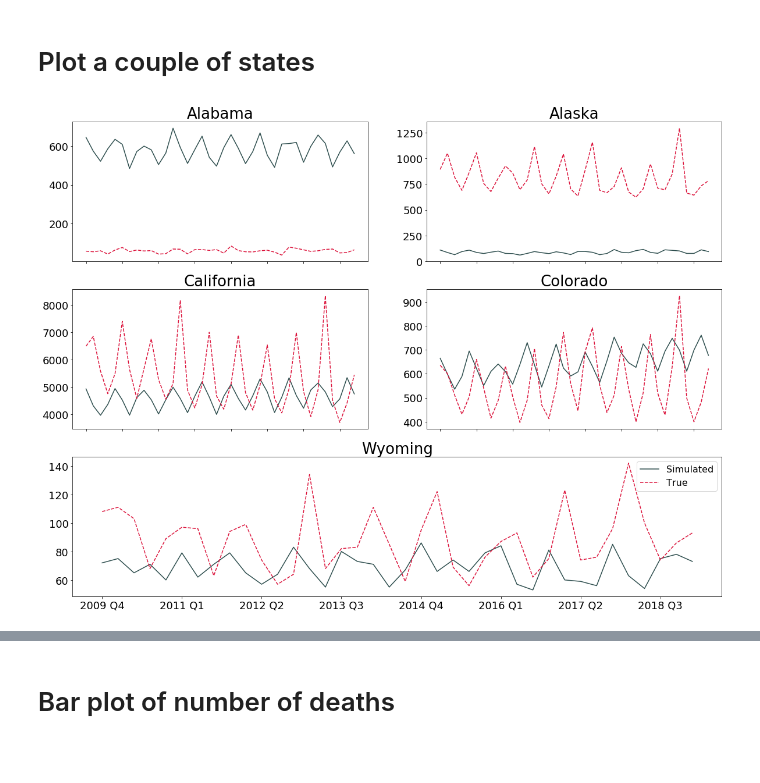
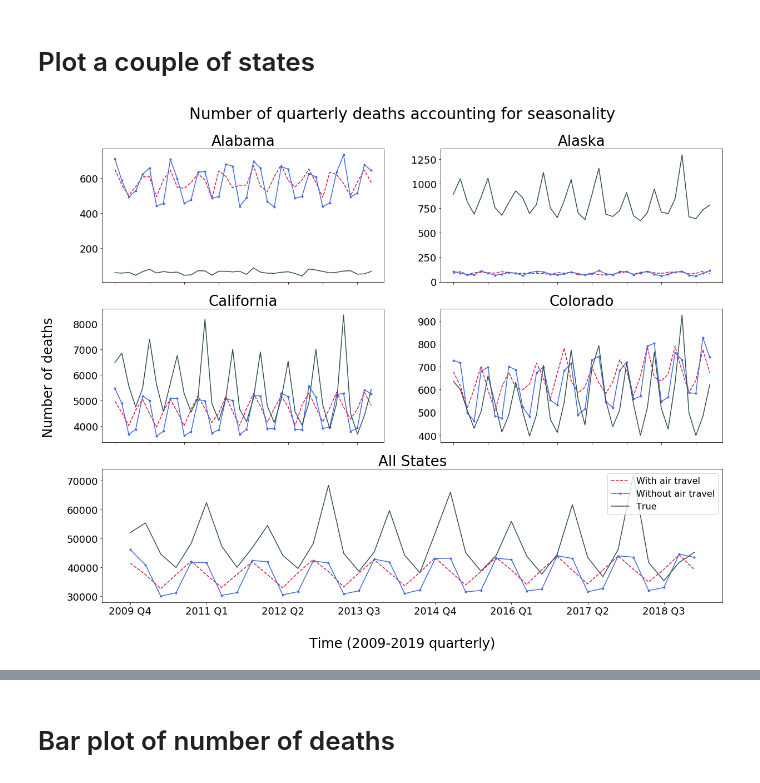
Before and after one commit to klepikhina/CSCI5352-AirTravelInfluenza, a Jupyter notebook: Code/final_quarterly_simulation.ipynb, the cells around one changed output, grey strips where cells are left out. Saved outputs shown, nothing was run; the diff lists cells and outputs as text; code cells hidden in the pictures; blank space fills up the shorter version.

Commit message:
added plots

```diff
--- a/Code/final_quarterly_simulation.ipynb
+++ b/Code/final_quarterly_simulation.ipynb
@@ -382,6 +724,12 @@ KeyboardInterrupt:
 # print(x_best)
 # sim_deaths = run_full_simulation(np.array([0.1, 0.1, 0.99]), A_dict, all_population, sim_quarter=quarter)
 sim_deaths_best = run_full_simulation(np.array(x_best), A_dict, all_population, sim_quarter=quarter)
+sim_deaths_best_no_travel = run_full_simulation_no_travel(np.array(x_best_no_travel), A_dict,
+                                                all_population, sim_quarter=quarter)
+sim_deaths_best_no_seasonality = run_full_simulation_no_seasonality(np.array(x_best_no_seasonality), A_dict,
+                                                all_population, sim_quarter=quarter)
+sim_deaths_best_neither = run_full_simulation_neither(np.array(x_best_neither), A_dict,
+                                                all_population, sim_quarter=quarter)
 # %% [markdown]
 # Plot a couple of states
 # %%
@@ -396,50 +744,62 @@ ax4 = plt.subplot2grid((3, 2), (1, 1), rowspan=1, colspan=1,)
 # ax5 = plt.subplot2grid((3, 2), (2, 0), rowspan=1, colspan=1,)
 ax6 = plt.subplot2grid((3, 2), (2, 0), rowspan=1, colspan=2,)
 
-ax1.plot(range(38), sim_deaths_best[0], color='darkslategrey')
-ax1.plot(range(38), deaths_matrix[-1][0], '--', color = 'crimson')
+ax1.plot(range(38), sim_deaths_best[0], '--', color='crimson')
+ax1.plot(range(38), sim_deaths_best_no_travel[0], '.-', color='royalblue')
+ax1.plot(range(38), deaths_matrix[-1][0], color = 'darkslategrey')
 ax1.set_title('Alabama', fontsize = 26)
 ax1.set_xticklabels([])
 ax1.tick_params(labelsize=18)
 
-ax2.plot(range(38), sim_deaths_best[1], color='darkslategrey')
-ax2.plot(range(38), deaths_matrix[-1][1], '--', color = 'crimson')
+ax2.plot(range(38), sim_deaths_best[1], '--', color='crimson')
+ax2.plot(range(38), sim_deaths_best_no_travel[1], '.-', color='royalblue')
+ax2.plot(range(38), deaths_matrix[-1][1], color = 'darkslategrey')
 ax2.set_title('Alaska', fontsize = 26)
 ax2.set_xticklabels([])
 ax2.tick_params(labelsize=18)
 
-ax3.plot(range(38), sim_deaths_best[4], color='darkslategrey')
-ax3.plot(range(38), deaths_matrix[-1][4], '--', color = 'crimson')
+ax3.plot(range(38), sim_deaths_best[4], '--', color='crimson')
+ax3.plot(range(38), sim_deaths_best_no_travel[4], '.-', color='royalblue')
+ax3.plot(range(38), deaths_matrix[-1][4], color = 'darkslategrey')
 ax3.set_title('California', fontsize = 26)
 ax3.set_xticklabels([])
 ax3.tick_params(labelsize=18)
 
-ax4.plot(range(38), sim_deaths_best[5], color='darkslategrey')
-ax4.plot(range(38), deaths_matrix[-1][5], '--', color = 'crimson')
+ax4.plot(range(38), sim_deaths_best[5], '--', color='crimson')
+ax4.plot(range(38), sim_deaths_best_no_travel[5], '.-', color='royalblue')
+ax4.plot(range(38), deaths_matrix[-1][5], color = 'darkslategrey')
 ax4.set_title('Colorado', fontsize = 26)
 ax4.set_xticklabels([])
 ax4.tick_params(labelsize=18)
 
 # ax5.plot(range(38), sim_deaths_best[33])
 # ax5.plot(range(38), deaths_matrix[-1][33])
 # ax5.set_title('North Dakota', fontsize = 26)
 # ax5.tick_params(labelsize=18)
 
-ax6.plot(range(38), sim_deaths_best[49], color='darkslategrey')
-ax6.plot(range(38), deaths_matrix[-1][49], '--', color = 'crimson')
-ax6.set_title('Wyoming', fontsize = 26)
+# ax6.plot(range(38), sim_deaths_best[49], '--', color='crimson')
+# ax6.plot(range(38), sim_deaths_best_no_travel[49], '.-', color='royalblue')
+# ax6.plot(range(38), deaths_matrix[-1][49], color = 'darkslategrey')
+# ax6.set_title('Wyoming', fontsize = 26)
+ax6.plot(range(38), sim_deaths_best.sum(axis=0).tolist(), '--', color='crimson')
+ax6.plot(range(38), sim_deaths_best_no_travel.sum(axis=0).tolist(), '.-', color='royalblue')
+ax6.plot(range(38), deaths_matrix[-1].sum(axis=0).tolist(), color = 'darkslategrey')
+ax6.set_title('All States', fontsize = 26)
 ax6.tick_params(labelsize=18)
-ax6.legend(['Simulated', 'True'], fontsize = 16)
+ax6.legend(['With air travel', 'Without air travel', 'True'], fontsize = 16)
+
 tix = ax6.set_xticklabels([ '0', '2009 Q4', #'2010 Q1', '2010 Q2', '2010 Q3', '2010 Q4',
                      '2011 Q1', #'2011 Q2', '2011 Q3', '2011 Q4', '2012 Q1',
                      '2012 Q2', #'2012 Q3', '2012 Q4', '2013 Q1', '2013 Q2',
                      '2013 Q3', #'2013 Q4', '2014 Q1', '2014 Q2', '2014 Q3',
                      '2014 Q4', #'2015 Q1', '2015 Q2', '2015 Q3', '2015 Q4',
                      '2016 Q1', #'2016 Q2', '2016 Q3', '2016 Q4', '2017 Q1',
                      '2017 Q2', #'2017 Q3', '2017 Q4', '2018 Q1', '2018 Q2',
                      '2018 Q3']#, '2018 Q4', '2019 Q1']
                     )
-# fig.text(0.05, 0.5, 'Number of deaths', va='center', rotation='vertical', fontsize=24)
-# fig.text(0.5, 0.05, 'common X', ha='center')
+fig.text(0.5, 0.93, 'Number of quarterly deaths accounting for seasonality', ha='center', fontsize=28)
+fig.text(0.05, 0.5, 'Number of deaths', va='center', rotation='vertical', fontsize=24)
+fig.text(0.5, 0.05, 'Time (2009-2019 quarterly)', ha='center', fontsize=24)
+plt.savefig("../figures/states_quarterly_with_seasonality.png", dpi=200, bbox_inches="tight")
 # %% [output]
-[figure, old version]
+[figure, new version]
```
Also changed, not shown: parts of 12 cells of this notebook, 10 other files.
